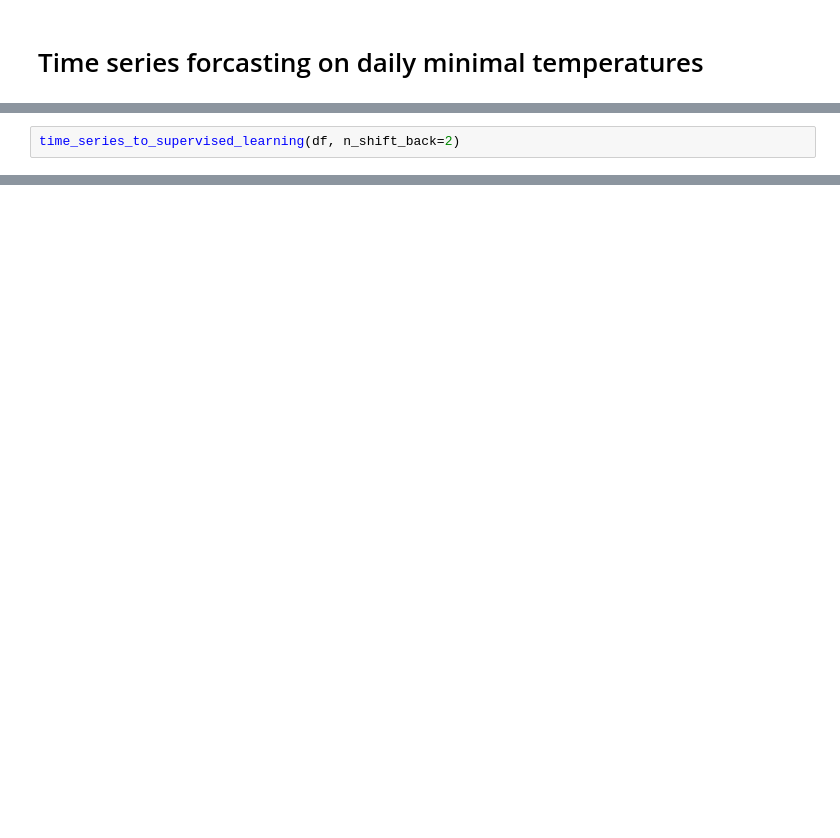
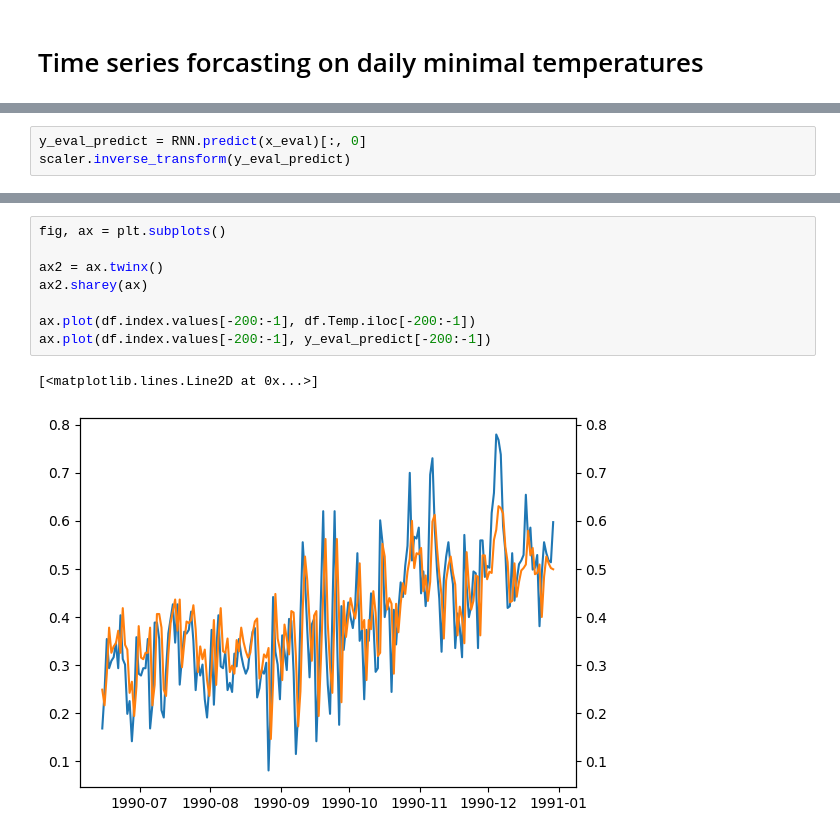
Before and after one commit to Felix-Busse/Recurrent_NNR, a Jupyter notebook: NRR_on_classic_datasets.ipynb, the cells around one changed output, grey strips where cells are left out. Saved outputs shown, nothing was run; the diff lists cells and outputs as text; blank space fills up the shorter version.

```diff
--- a/NRR_on_classic_datasets.ipynb
+++ b/NRR_on_classic_datasets.ipynb
@@ -50,2 +83,0 @@ df = tweak_daily_min_temperature(df_raw)
-# %%
-time_series_to_supervised_learning(df, n_shift_back=2)
@@ -90,0 +158,3 @@ df
+# %%
+y_eval_predict = RNN.predict(x_eval)[:, 0]
+scaler.inverse_transform(y_eval_predict)
@@ -90,0 +164,11 @@ df
+# %%
+fig, ax = plt.subplots()
+
+ax2 = ax.twinx()
+ax2.sharey(ax)
+
+ax.plot(df.index.values[-200:-1], df.Temp.iloc[-200:-1])
+ax.plot(df.index.values[-200:-1], y_eval_predict[-200:-1])
+# %% [output]
+[<matplotlib.lines.Line2D at 0x...>]
+[figure, added]
```
Also changed, not shown: parts of 10 cells of this notebook.
